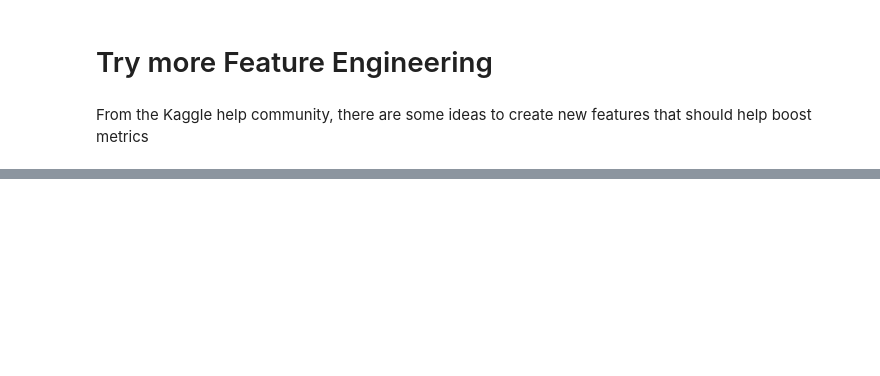
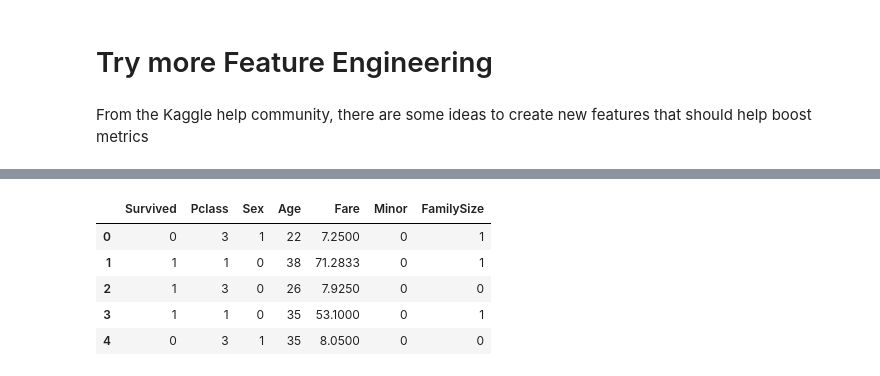
Before and after one commit to waldals/Titanic, a Jupyter notebook: titanic.ipynb, the cells around one changed output, grey strips where cells are left out. Drawn from its saved outputs; the diff is of its cells as text; code cells hidden in the pictures; blank space fills up the shorter version.

```diff
--- a/titanic.ipynb
+++ b/titanic.ipynb
@@ -919,0 +960,14 @@ From the Kaggle help community, there are some ideas to create new features that
+# %%
+df['Minor'] = df_train['Age'].apply(lambda x: 1 if x < 16 else 0)
+df['Minor'] = [1 if 'Master' in s else 0 for s in df_train['Name']]
+df = df.drop('Embarked',axis=1)
+df['FamilySize'] = df['Parch'] + df['SibSp']
+df = df.drop(['PassengerId','Parch','SibSp'],axis=1)
+df.head()
+# %% [output]
+|  | Survived | Pclass | Sex | Age | Fare | Minor | FamilySize |
+| 0 | 0 | 3 | 1 | 22 | 7.2500 | 0 | 1 |
+| 1 | 1 | 1 | 0 | 38 | 71.2833 | 0 | 1 |
+| 2 | 1 | 3 | 0 | 26 | 7.9250 | 0 | 0 |
+| 3 | 1 | 1 | 0 | 35 | 53.1000 | 0 | 1 |
+| 4 | 0 | 3 | 1 | 35 | 8.0500 | 0 | 0 |
```
Also changed, not shown: parts of 25 cells of this notebook.
